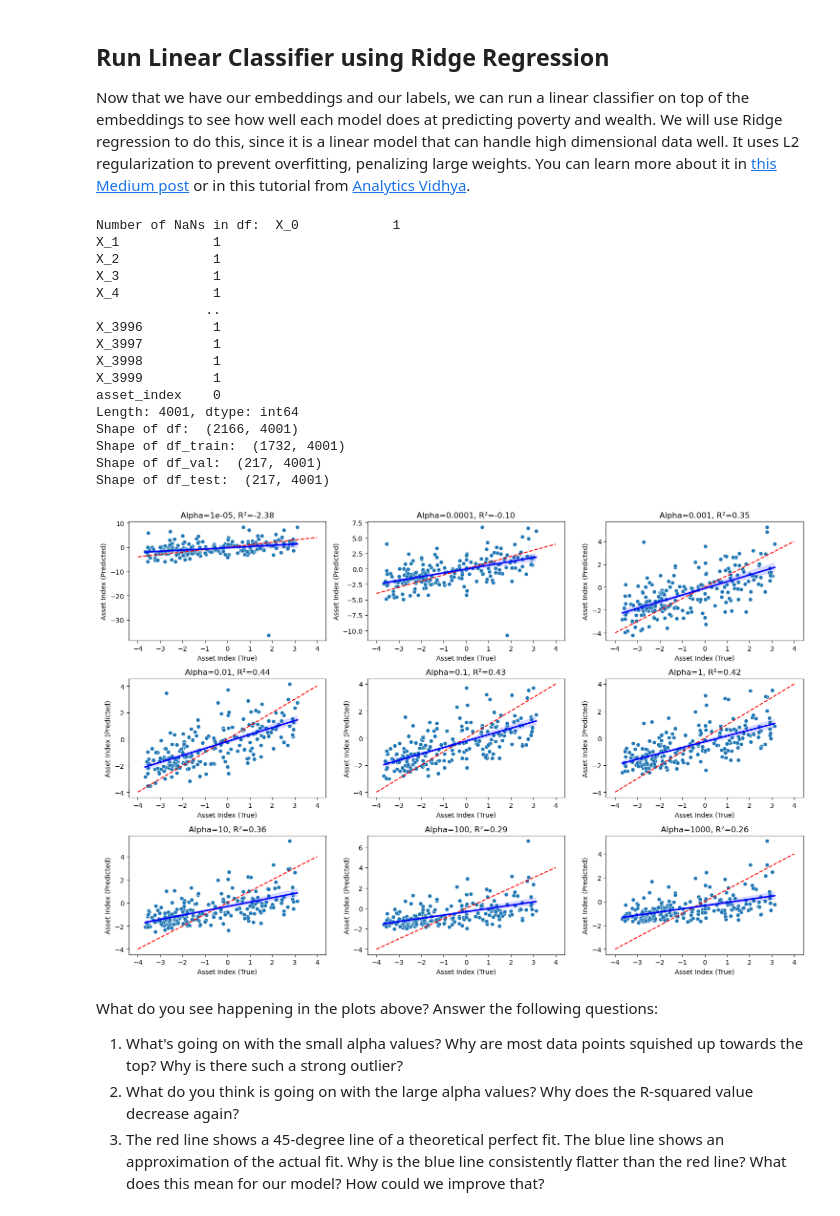
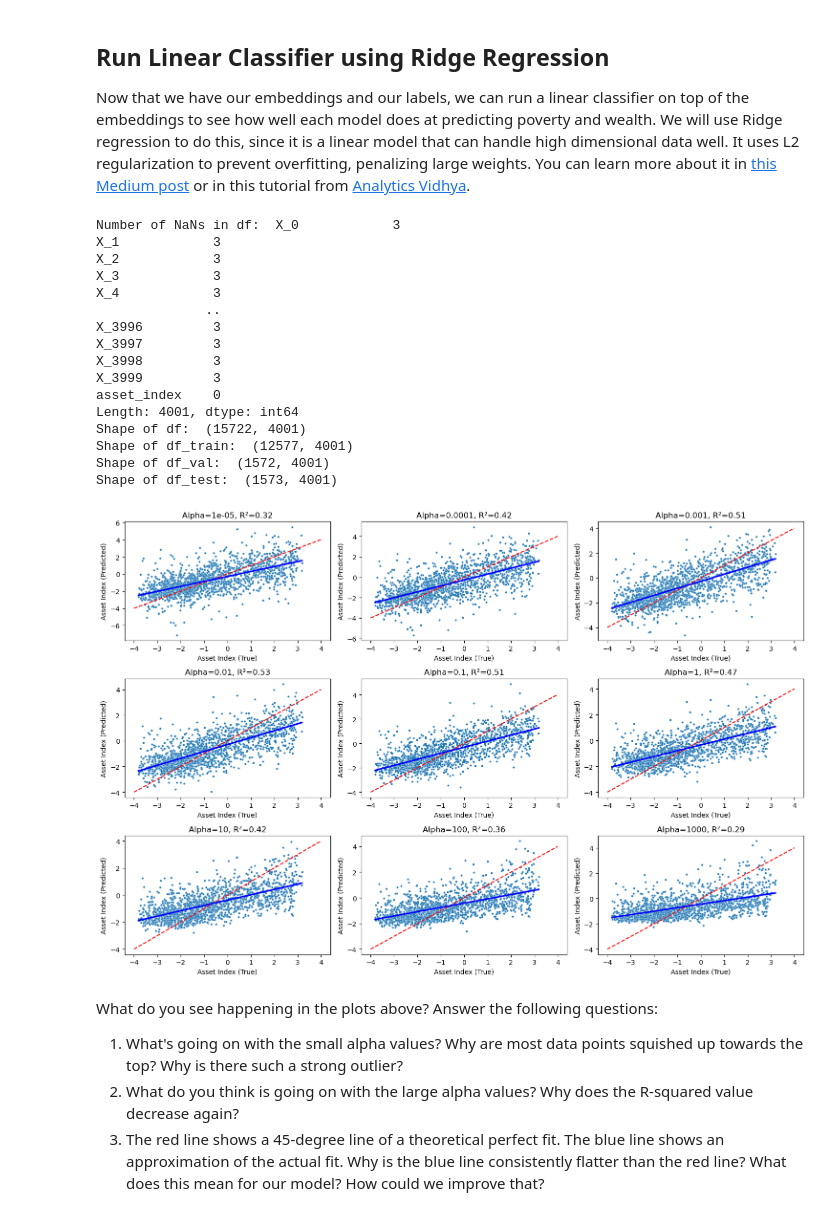
Before and after one commit to Better-Planet-Laboratory/ai4good, a Jupyter notebook: Notebooks/wk5/wealth-mapping.ipynb, the cells around one changed output. Drawn from its saved outputs; the diff is of its cells as text; code cells hidden in the pictures.

Commit message:
Finish MOSAIKS embeddings with 0.25. Next SatCLIP

```diff
--- a/Notebooks/wk5/wealth-mapping.ipynb
+++ b/Notebooks/wk5/wealth-mapping.ipynb
@@ -93,4 +93,12 @@ https://clay-foundation.github.io/model/index.html
 MULTI-TASK OBSERVATION USING SATELLITE IMAGERY & KITCHEN SINKS
 Nature Paper: https://www.nature.com/articles/s41467-021-24638-z
 Website with API: https://api.mosaiks.org/portal/index/
+# %%
+# configure parameters
+decimal_place = 0.25
+base_path = f"/Users/isaiah/code/ai4good/data/wk5/mosaiks{decimal_place}/"
+zip_path = f"{base_path}global_{decimal_place}.zip"
+mosaiks_embeddings_path = f"{base_path}coarsened_global_dense_grid_decimal_place={decimal_place}_GHS_pop_weight=True.csv"
+labels_path = f"{base_path}dhs_final_labels_centered.csv"
+merge_path = f"{base_path}dhs_final_labels_centered_with_mosaiks.csv"
 # %%
@@ -291,7 +233,7 @@ df.head()
 Now that we have our embeddings and our labels, we can run a linear classifier on top of the embeddings to see how well each model does at predicting poverty and wealth. We will use Ridge regression to do this, since it is a linear model that can handle high dimensional data well. It uses L2 regularization to prevent overfitting, penalizing large weights. You can learn more about it in [this Medium post](https://medium.com/@msoczi/ridge-regression-step-by-step-introduction-with-example-0d22dddb7d54) or in this tutorial from [Analytics Vidhya](https://www.analyticsvidhya.com/blog/2016/01/ridge-lasso-regression-python-complete-tutorial/).
 # %%
 # read in the data
-df = pd.read_csv("~/code/ai4good/data/wk5/mosaiks100/dhs_final_labels_centered_1_deg_with_mosaiks.csv")
+df = pd.read_csv(merge_path)
 
 # keep just the columns we need
 df = df[[col for col in df.columns if col.startswith("X_")] + ["asset_index"]]
@@ -325,57 +267,57 @@ X_train = df_train[[col for col in df.columns if col.startswith("X_")]]
 X_val = df_val[[col for col in df.columns if col.startswith("X_")]]
 X_test = df_test[[col for col in df.columns if col.startswith("X_")]]
 # %% [output]
-Number of NaNs in df:  X_0            1
-X_1            1
-X_2            1
-X_3            1
-X_4            1
+Number of NaNs in df:  X_0            3
+X_1            3
+X_2            3
+X_3            3
+X_4            3
               ..
-X_3996         1
-X_3997         1
-X_3998         1
-X_3999         1
+X_3996         3
+X_3997         3
+X_3998         3
+X_3999         3
 asset_index    0
 Length: 4001, dtype: int64
-Shape of df:  (2166, 4001)
-Shape of df_train:  (1732, 4001)
-Shape of df_val:  (217, 4001)
-Shape of df_test:  (217, 4001)
+Shape of df:  (15722, 4001)
+Shape of df_train:  (12577, 4001)
+Shape of df_val:  (1572, 4001)
+Shape of df_test:  (1573, 4001)
 # %%
 import numpy as np
 import seaborn as sns
 import matplotlib.pyplot as plt
 from sklearn.linear_model import Ridge
 from sklearn.metrics import r2_score
 
 # Define alpha values to loop over
 alpha_values = [10**i for i in range(-5, 4)]  # Corrected alpha values from 0.001 to 1000
 
 # Create subplots
 fig, axes = plt.subplots(3, 3, figsize=(15, 10))
 axes = axes.ravel()
 
 for i, alpha in enumerate(alpha_values):
     model = Ridge(alpha=alpha)
     model.fit(X_train, y_train)
     y_pred = model.predict(X_val)
     r2 = r2_score(y_val, y_pred)
 
     # Create scatter plot using Seaborn
-    sns.scatterplot(x=y_val, y=y_pred, ax=axes[i])
+    sns.scatterplot(x=y_val, y=y_pred, ax=axes[i], s=10)
     axes[i].plot([-4, 4], [-4, 4], "r--")  # 45-degree line
 
     # Fit a regression line with confidence interval
     sns.regplot(x=y_val, y=y_pred, ax=axes[i], scatter=False, ci=95, line_kws={"color": "blue"})
 
     axes[i].set_title(f"Alpha={alpha}, R²={r2:.2f}")
     axes[i].set_xlabel("Asset Index (True)")
     axes[i].set_ylabel("Asset Index (Predicted)")
 
 plt.tight_layout()
 plt.show()
 # %% [output]
-[figure, old version]
+[figure, new version]
 # %% [markdown]
 What do you see happening in the plots above? Answer the following questions:
 1. What's going on with the small alpha values? Why are most data points squished up towards the top? Why is there such a strong outlier?
```
Also changed, not shown: parts of 8 cells of this notebook, 2 other files.
